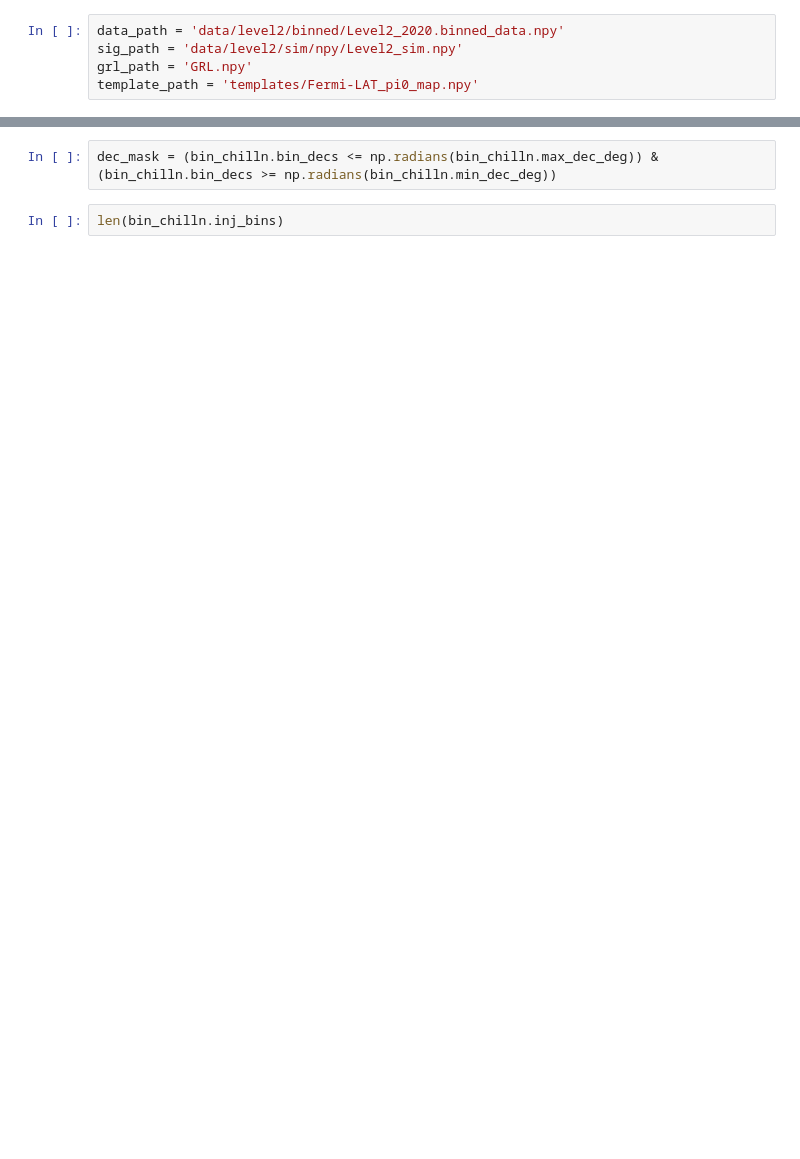
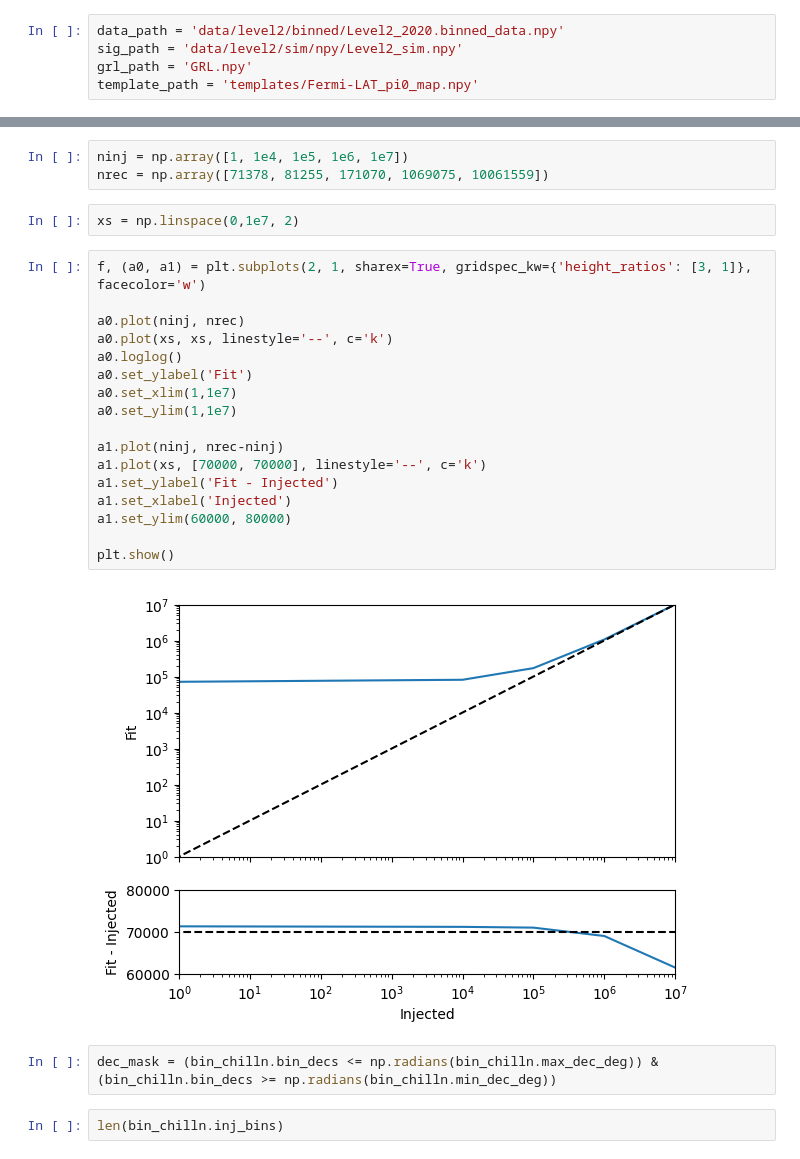
Before and after one commit to MACampana/BinnedTracks, a Jupyter notebook: NEW_BinnedAnalysis.ipynb, the cells around one changed output, grey strips where cells are left out. Saved outputs shown, nothing was run; the diff lists cells and outputs as text; blank space fills up the shorter version.

```diff
--- a/NEW_BinnedAnalysis.ipynb
+++ b/NEW_BinnedAnalysis.ipynb
@@ -735,3 +834,27 @@ trial = bin_chilln.get_one_fit(n_sig=0, truth=False, seed=12, verbose=True)
+# %%
+ninj = np.array([1, 1e4, 1e5, 1e6, 1e7])
+nrec = np.array([71378, 81255, 171070, 1069075, 10061559])
+# %%
+xs = np.linspace(0,1e7, 2)
+# %%
+f, (a0, a1) = plt.subplots(2, 1, sharex=True, gridspec_kw={'height_ratios': [3, 1]}, facecolor='w')
+
+a0.plot(ninj, nrec)
+a0.plot(xs, xs, linestyle='--', c='k')
+a0.loglog()
+a0.set_ylabel('Fit')
+a0.set_xlim(1,1e7)
+a0.set_ylim(1,1e7)
+
+a1.plot(ninj, nrec-ninj)
+a1.plot(xs, [70000, 70000], linestyle='--', c='k')
+a1.set_ylabel('Fit - Injected')
+a1.set_xlabel('Injected')
+a1.set_ylim(60000, 80000)
+
+plt.show()
+# %% [output]
+[figure, added]
 # %%
 dec_mask = (bin_chilln.bin_decs <= np.radians(bin_chilln.max_dec_deg)) & (bin_chilln.bin_decs >= np.radians(bin_chilln.min_dec_deg))
 # %%
```
Also changed, not shown: parts of 17 cells of this notebook, 3 other files.
